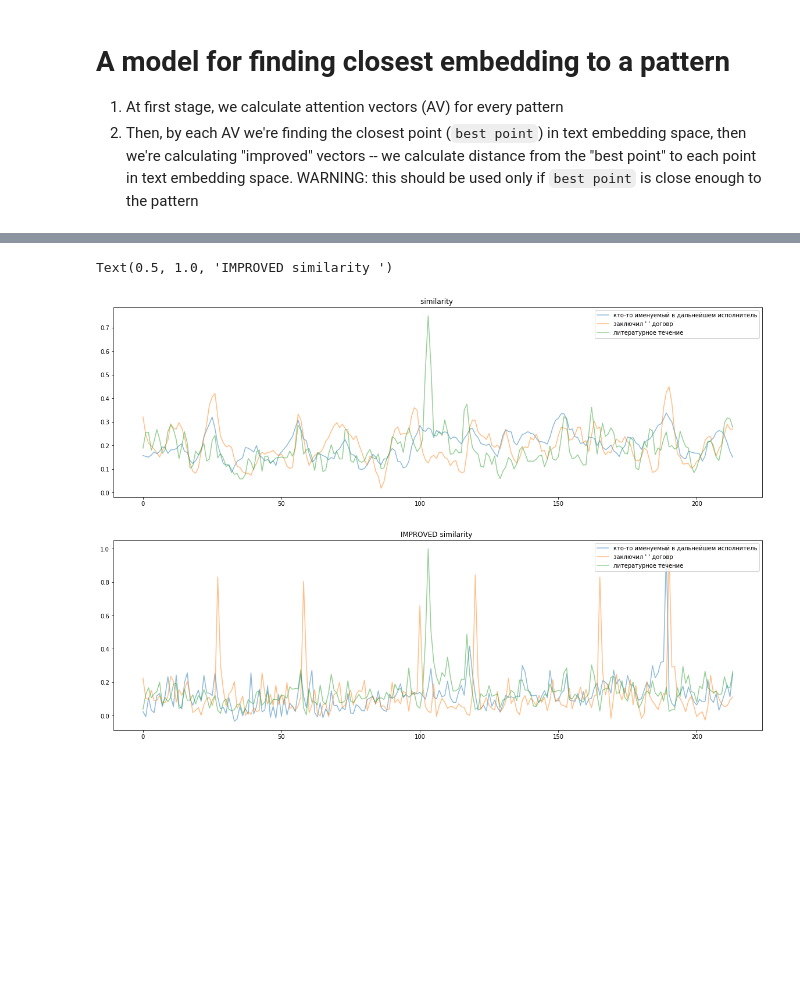
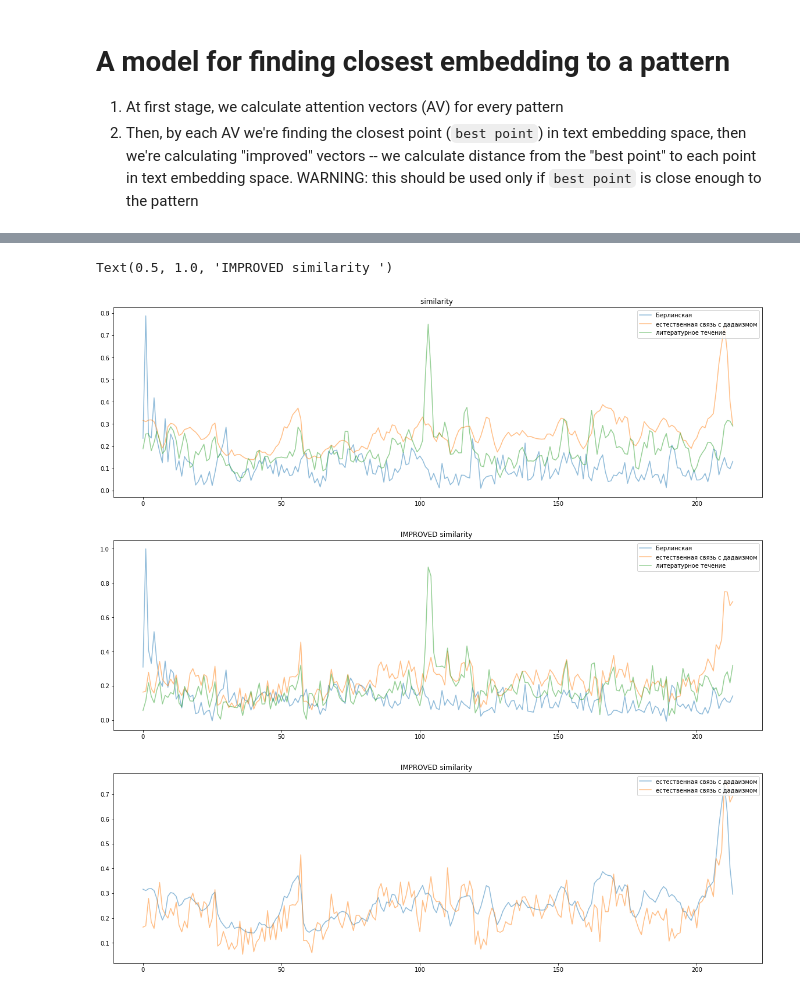
Before and after one commit to nemoware/analyser, a Jupyter notebook: Search_patterns_right_in_TF.ipynb, the cells around one changed output, grey strips where cells are left out. Saved outputs shown, nothing was run; the diff lists cells and outputs as text; code cells hidden in the pictures; blank space fills up the shorter version.

Commit message:
In tensors (#27)
+Search_patterns_right_in_TF.ipynb

```diff
--- a/Search_patterns_right_in_TF.ipynb
+++ b/Search_patterns_right_in_TF.ipynb
@@ -765,8 +767,8 @@ uploaded = """
 from text_tools import tokenize_text
 
 patterns_tokens = [
-    tokenize_text("кто-то именуемый в дальнейшем исполнитель"),
-    tokenize_text("заключил ' ' договр"),
+    tokenize_text("Берлинская"),
+    tokenize_text("естественная связь с дадаизмом"),
     tokenize_text('литературное течение')]
 
 patterns_tokens_lens=[len(x) for x in patterns_tokens]
@@ -1005,25 +1063,36 @@ IMPROVED similarity to литературное течение
 # %%
 import matplotlib as mpl
 from IPython.core.display import display, HTML
 import matplotlib.pyplot as plt
 
 
 fig = plt.figure(figsize=(20, 6))
 ax = plt.axes()
 for i in range(len(out)):
   ax.plot(out[i], label=' '.join(patterns_tokens_ext[i]) , alpha=0.5)
 
 plt.legend(loc='upper right')
 plt.title("similarity ")
 
 fig = plt.figure(figsize=(20, 6))
 ax = plt.axes()
 for i in range(len(out)):
   ax.plot(improved_attentions[i], label=' '.join(patterns_tokens_ext[i]) , alpha=0.5)
 
 plt.legend(loc='upper right')
 plt.title("IMPROVED similarity ")
+
+
+fig = plt.figure(figsize=(20, 6))
+ax = plt.axes()
+
+ax.plot(out[1], label=' '.join(patterns_tokens_ext[1]) , alpha=0.5)
+ax.plot(improved_attentions[1], label=' '.join(patterns_tokens_ext[1]) , alpha=0.5)
+
+plt.legend(loc='upper right')
+plt.title("Compare ")
 # %% [output]
 Text(0.5, 1.0, 'IMPROVED similarity ')
-[figure, old version]
+[figure, new version]
-[figure, old version]
+[figure, new version]
+[figure, added]
```
Also changed, not shown: parts of 5 cells of this notebook.
